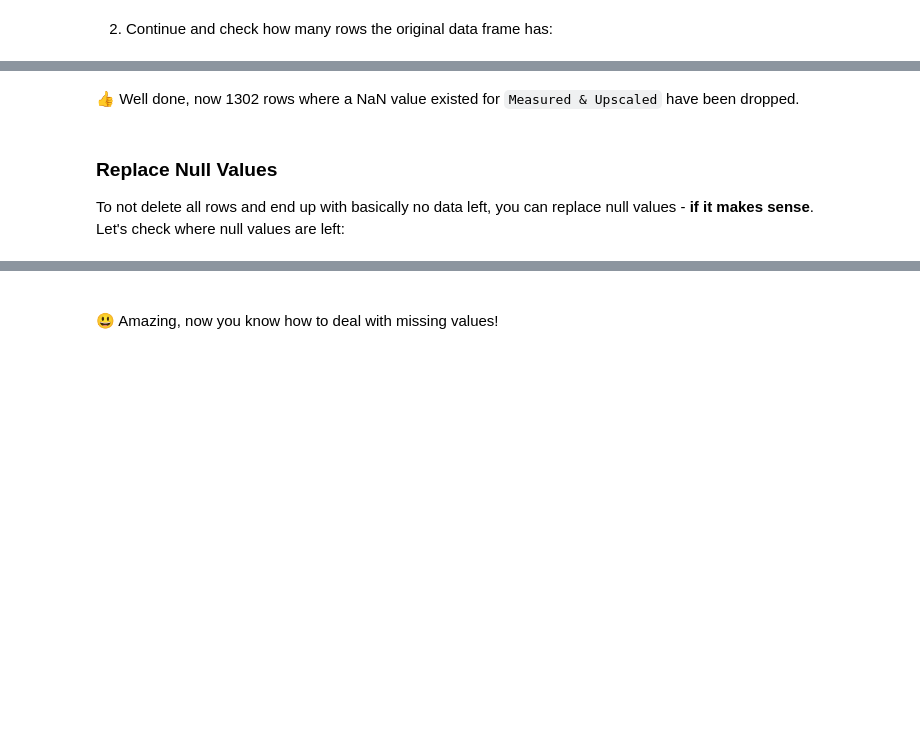
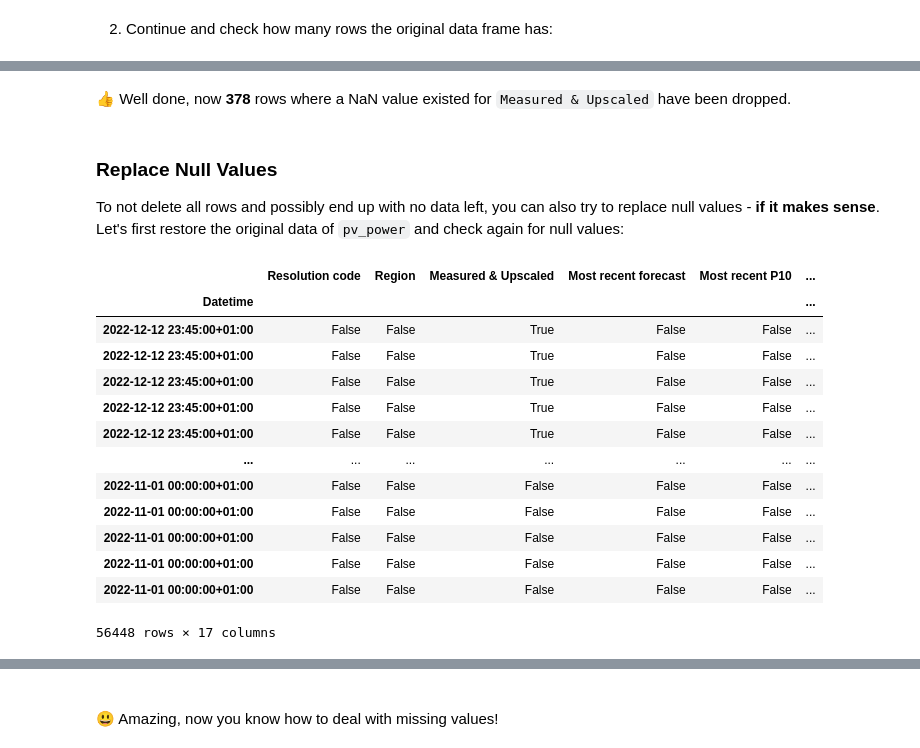
Before and after one commit to eliagroup/PythonCourseEliaGroup, a Jupyter notebook: 22-Pandas_clean_up.ipynb, the cells around one changed output, grey strips where cells are left out. Drawn from its saved outputs; the diff is of its cells as text; code cells hidden in the pictures; blank space fills up the shorter version.

```diff
--- a/22-Pandas_clean_up.ipynb
+++ b/22-Pandas_clean_up.ipynb
@@ -91,7 +183,7 @@ pv_power.shape[0]
 # %% [markdown]
-&#128077; Well done, now 1302 rows where a NaN value existed for `Measured & Upscaled` have been dropped.
+&#128077; Well done, now **378** rows where a NaN value existed for `Measured & Upscaled` have been dropped.
 # %% [markdown]
 ### Replace Null Values
 
-To not delete all rows and end up with basically no data left, you can replace null values - **if it makes sense**. <br>
-Let's check where null values are left:
+To not delete all rows and possibly end up with no data left, you can also try to replace null values - **if it makes sense**. <br>
+Let's first restore the original data of `pv_power` and check again for null values:
@@ -100 +190,19 @@ pv_power.isna().any()
+# %%
+pv_power = pd.read_csv('data/energy/ods032.csv', parse_dates=True, sep = ";", index_col=0)
+pv_power.isnull()
+# %% [output]
+|  | Resolution code | Region | Measured & Upscaled | Most recent forecast | Most recent P10 | ... |
+| Datetime |  |  |  |  |  | ... |
+| 2022-12-12 23:45:00+01:00 | False | False | True | False | False | ... |
+| 2022-12-12 23:45:00+01:00 | False | False | True | False | False | ... |
+| 2022-12-12 23:45:00+01:00 | False | False | True | False | False | ... |
+| 2022-12-12 23:45:00+01:00 | False | False | True | False | False | ... |
+| 2022-12-12 23:45:00+01:00 | False | False | True | False | False | ... |
+| ... | ... | ... | ... | ... | ... | ... |
+| 2022-11-01 00:00:00+01:00 | False | False | False | False | False | ... |
+| 2022-11-01 00:00:00+01:00 | False | False | False | False | False | ... |
+| 2022-11-01 00:00:00+01:00 | False | False | False | False | False | ... |
+| 2022-11-01 00:00:00+01:00 | False | False | False | False | False | ... |
+| 2022-11-01 00:00:00+01:00 | False | False | False | False | False | ... |
+56448 rows × 17 columns
 # %%
```
Also changed, not shown: parts of 24 cells of this notebook, 2 other files.
